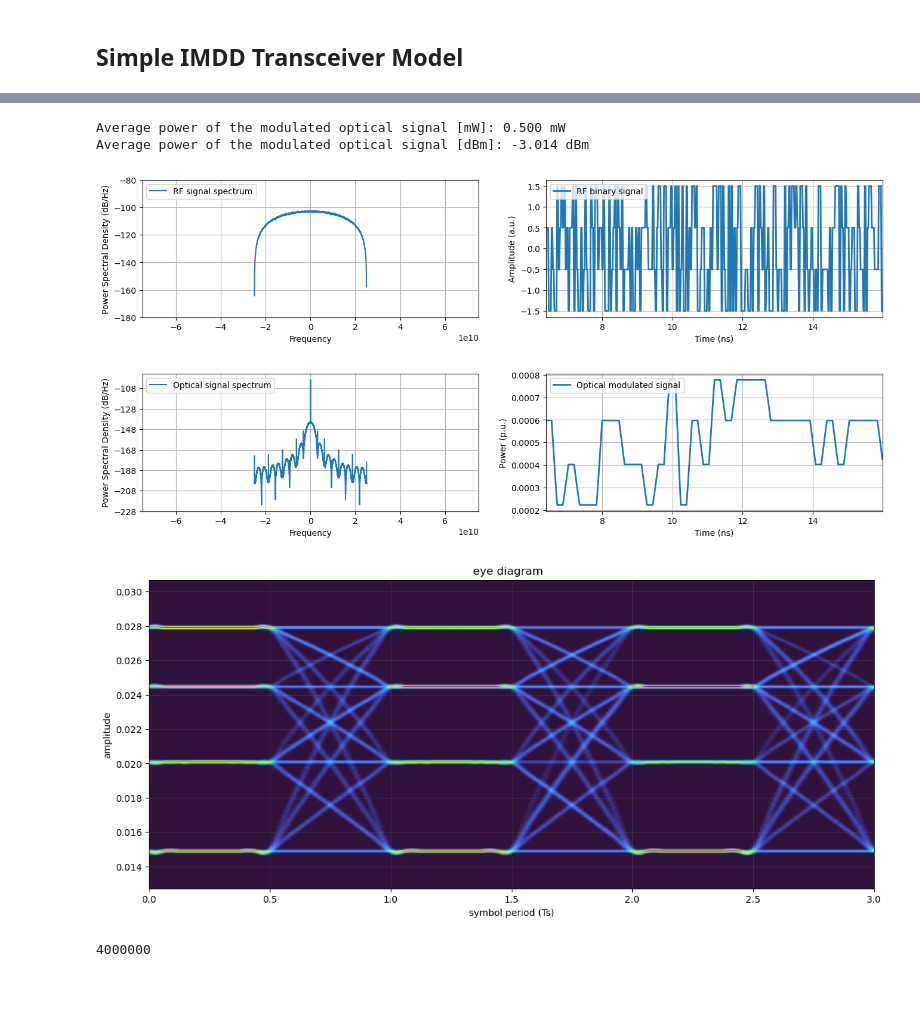
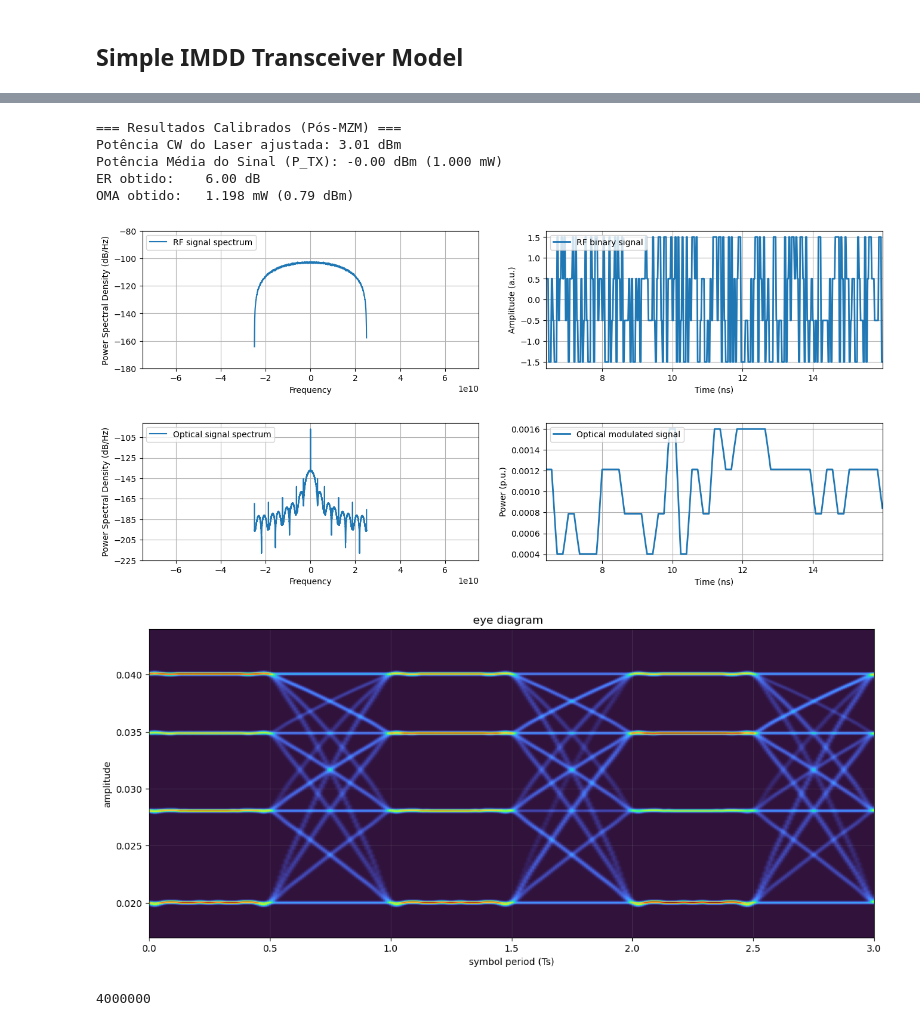
Before and after one commit to elmerfariass/Performance-Modeling-for-High-Capacity-IMDD-Systems, a Jupyter notebook: IMDD_Simulation/Section-II_Simulation.ipynb, the cells around one changed output, grey strips where cells are left out. Cells and saved outputs as stored; diff of their text form; code cells hidden in the pictures; blank space fills up the shorter version.

```diff
--- a/IMDD_Simulation/Section-II_Simulation.ipynb
+++ b/IMDD_Simulation/Section-II_Simulation.ipynb
@@ -52,6 +52,8 @@ from AnalyticalSNR import (
 # %%
 # Rate Sybol
 Rs= 25e9
+ER_lin = 10**(6/10)
+P_avg_alvo = 1.0
 
 #Sample Per Symbol
 SpS= 2
@@ -65,8 +67,6 @@ Ts= 1/Fs
 
 #Modulation Order
 M= 4
-Pi_dBm = 0         # laser optical power at the input of the MZM in dBm
-Pi = dBm2W(Pi_dBm) # convert from dBm to W
 
 #Parameters for Bits Generation
 paramBits =  parameters()
@@ -88,33 +88,56 @@ pulse = pulseShape(paramPulse)
 #Transmit Signal after Pulse Shaping
 signal_Tx = firFilter(pulse, symb_Tx_up)
 
+x = (ER_lin - 1) / (ER_lin + 1)
+paramMZM = parameters()
+paramMZM.Vpi = 8
+paramMZM.Vb= -paramMZM.Vpi/2
+Vpp_calculado = (2 * paramMZM.Vpi / np.pi) * np.arcsin(x)
+
 #DAC Parameters
 paramDAC = parameters()
 paramDAC.inFs = Fs            # Frequência de entrada (igual a Rs = 25e9)
 paramDAC.outFs = n_dac*Fs        # Frequência de saída da simulação (Rs * SpS = 400e9)
 paramDAC.nBits = 8         # Resolução nominal alta para emular DAC ideal
 paramDAC.ENOB = 8           # Bits efetivos ideais (sem ruído térmico no DAC)
-paramDAC.Vpp = 2*np.max(np.abs(signal_Tx))           # Tensão pico a pico elétrica normalizada
-paramDAC.AIF = False         # Filtro Anti-Imagem desligado (evita filtro redundante)
+paramDAC.Vpp = Vpp_calculado           # Tensão pico a pico elétrica normalizada
+paramDAC.AIF = True         # Filtro Anti-Imagem desligado (evita filtro redundante)
 signal_Tx_DAC = dac(signal_Tx, paramDAC)
 
+E_unit = mzm(1.0 + 0j, signal_Tx_DAC, paramMZM)
+P_avg_unit = np.mean(np.abs(E_unit)**2)
+
+# Multiplicamos o laser pelo inverso da atenuação para que a média final seja 1 mW
+Pi_necessaria_mW = P_avg_alvo / P_avg_unit
+Pi_dBm_calibrado = 10 * np.log10(Pi_necessaria_mW)
+
 paramLaser = parameters()
-paramLaser.P = Pi_dBm
+paramLaser.P = Pi_dBm_calibrado
 paramLaser.lw = 0
 paramLaser.RIN_var = 1e-14
 paramLaser.Fs= paramDAC.outFs
 paramLaser.Ns = len(signal_Tx_DAC)
 laserTx = basicLaserModel(paramLaser)
 
-paramMZM = parameters()
-paramMZM.Vpi = 8
-paramMZM.Vb= -paramMZM.Vpi/2
+
 
 signal_optTx= mzm(laserTx, signal_Tx_DAC, paramMZM)
 
+P_opt = np.abs(signal_optTx)**2
+idx_p3 = signal_Tx_DAC > 0.95 * np.max(signal_Tx_DAC)
+idx_p0 = signal_Tx_DAC < 0.95 * np.min(signal_Tx_DAC)
 
-print('Average power of the modulated optical signal [mW]: %.3f mW'%(signalPower(signal_optTx)/1e-3))
-print('Average power of the modulated optical signal [dBm]: %.3f dBm'%(10*np.log10(signalPower(signal_optTx)/1e-3)))
+P_avg_sim = np.mean(P_opt)
+P3_sim = np.mean(P_opt[idx_p3])
+P0_sim = np.mean(P_opt[idx_p0])
+OMA_sim = P3_sim - P0_sim
+ER_sim_dB = 10 * np.log10(P3_sim / P0_sim)
+
+print("=== Resultados Calibrados (Pós-MZM) ===")
+print(f"Potência CW do Laser ajustada: {Pi_dBm_calibrado:.2f} dBm")
+print(f"Potência Média do Sinal (P_TX): {10*np.log10(P_avg_sim*1e3):.2f} dBm ({P_avg_sim*1e3:.3f} mW)")
+print(f"ER obtido:    {ER_sim_dB:.2f} dB")
+print(f"OMA obtido:   {OMA_sim*1e3:.3f} mW ({(10*np.log10(OMA_sim*1e3)):.2f} dBm)")
 
 
 fig, axs = plt.subplots(1, 2, figsize=(16,3))
@@ -125,37 +148,40 @@ t = interval*Ts/1e-9
 axs[0].set_xlim(-3*Rs,3*Rs)
 axs[0].set_ylim(-180,-80)
 axs[0].psd(signal_Tx,Fs=Fs, NFFT = 2*1024, sides='twosided', label = 'RF signal spectrum')
 axs[0].legend(loc='upper left')
 
 axs[1].plot(t, signal_Tx[interval], label = 'RF binary signal', linewidth=2)
 axs[1].set_ylabel('Amplitude (a.u.)')
 axs[1].set_xlabel('Time (ns)')
 axs[1].set_xlim(min(t),max(t))
 axs[1].legend(loc='upper left')
 axs[1].grid()
 
 fig, axs = plt.subplots(1, 2, figsize=(16,3))
 # plot psd
 axs[0].set_xlim(-3*Rs,3*Rs)
 axs[0].psd(signal_optTx, Fs=Fs, NFFT = 16*1024, sides='twosided', label = 'Optical signal spectrum')
 axs[0].legend(loc='upper left')
 
 axs[1].plot(t, np.abs(signal_optTx[interval])**2, label = 'Optical modulated signal', linewidth=2)
 axs[1].set_ylabel('Power (p.u.)')
 axs[1].set_xlabel('Time (ns)')
 axs[1].set_xlim(min(t),max(t))
 axs[1].legend(loc='upper left')
 axs[1].grid()
 plt.rcParams['figure.figsize'] = (14, 6)
 
 
 eyediagram(np.real(signal_optTx), len(signal_optTx), n_dac*SpS ,ptype = 'fancy')
 # %% [output]
-Average power of the modulated optical signal [mW]: 0.500 mW
-Average power of the modulated optical signal [dBm]: -3.014 dBm
+=== Resultados Calibrados (Pós-MZM) ===
+Potência CW do Laser ajustada: 3.01 dBm
+Potência Média do Sinal (P_TX): -0.00 dBm (1.000 mW)
+ER obtido:    6.00 dB
+OMA obtido:   1.198 mW (0.79 dBm)
 [figure]
-[figure, old version]
+[figure, new version]
-[figure, old version]
+[figure, new version]
 # %%
 def superGauss(f, n, B_3dB):
     '''
```
Also changed, not shown: parts of 2 cells of this notebook.
